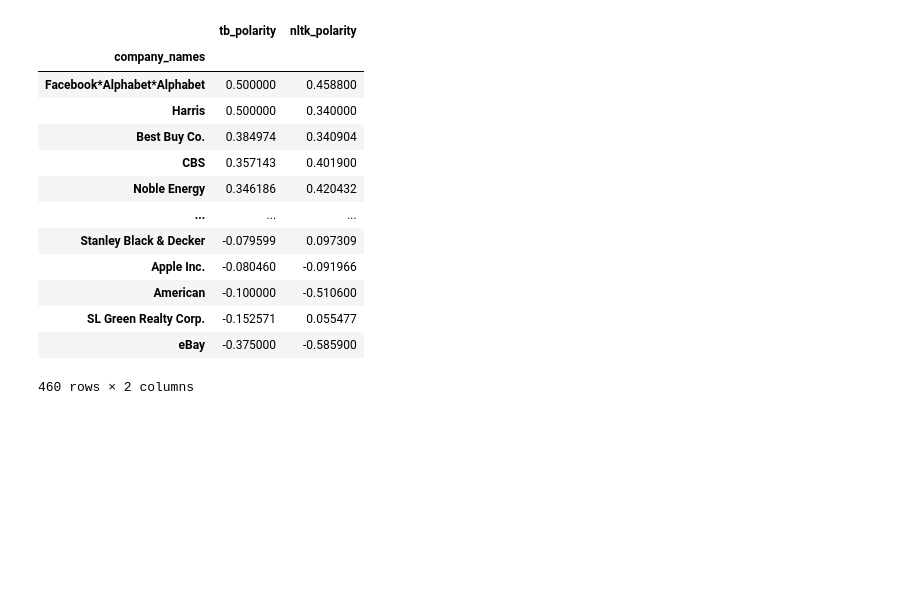
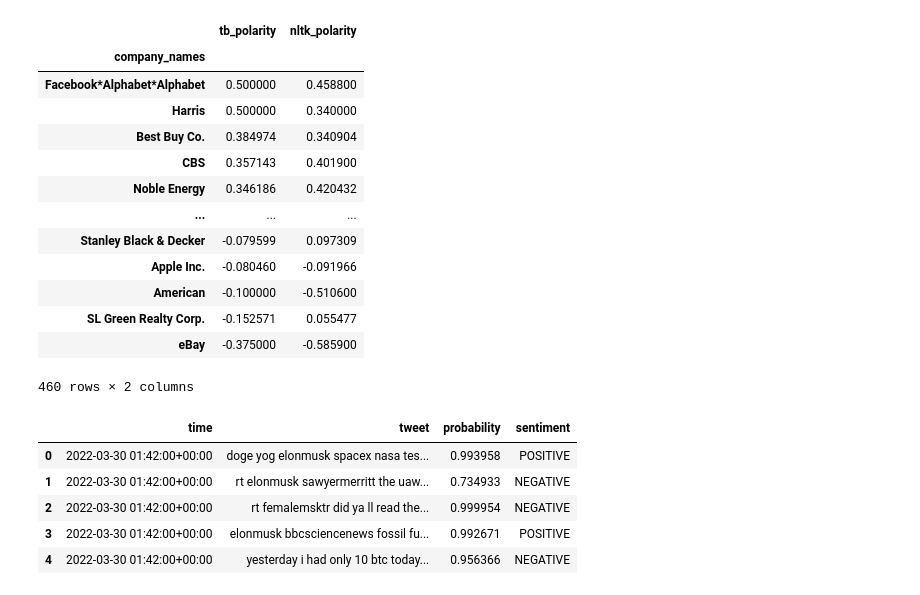
Before and after one commit to LaachH/dream_team, a Jupyter notebook: gunin files/test.ipynb, the cells around one changed output. Saved outputs shown, nothing was run; the diff lists cells and outputs as text; code cells hidden in the pictures; blank space fills up the shorter version.

```diff
--- a/gunin files/test.ipynb
+++ b/gunin files/test.ipynb
@@ -175,3 +199,14 @@ refined_tweet_df.groupby('company_names').mean().sort_values(by=['tb_polarity'],
 | SL Green Realty Corp. | -0.152571 | 0.055477 |
 | eBay | -0.375000 | -0.585900 |
 460 rows × 2 columns
+# %%
+tsla_path = Path("tesla.csv")
+tsla_tweet_df = pd.read_csv(tsla_path)
+tsla_tweet_df.head()
+# %% [output]
+|  | time | tweet | probability | sentiment |
+| 0 | 2022-03-30 01:42:00+00:00 | doge yog elonmusk spacex nasa tes... | 0.993958 | POSITIVE |
+| 1 | 2022-03-30 01:42:00+00:00 | rt elonmusk sawyermerritt the uaw... | 0.734933 | NEGATIVE |
+| 2 | 2022-03-30 01:42:00+00:00 | rt femalemsktr did ya ll read the... | 0.999954 | NEGATIVE |
+| 3 | 2022-03-30 01:42:00+00:00 | elonmusk bbcsciencenews fossil fu... | 0.992671 | POSITIVE |
+| 4 | 2022-03-30 01:42:00+00:00 | yesterday i had only 10 btc today... | 0.956366 | NEGATIVE |
```
Also changed, not shown: parts of 9 cells of this notebook, 1 other file.
